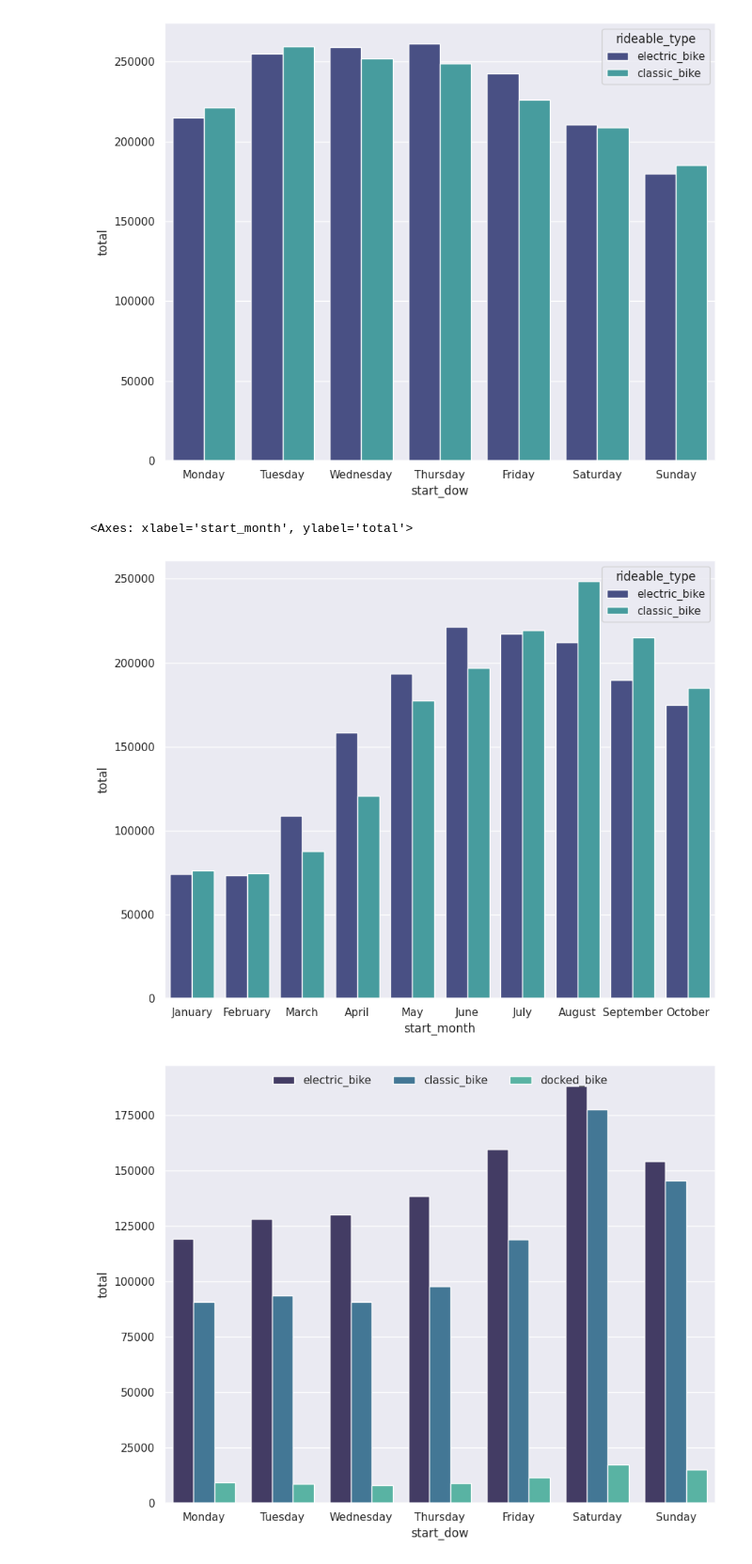
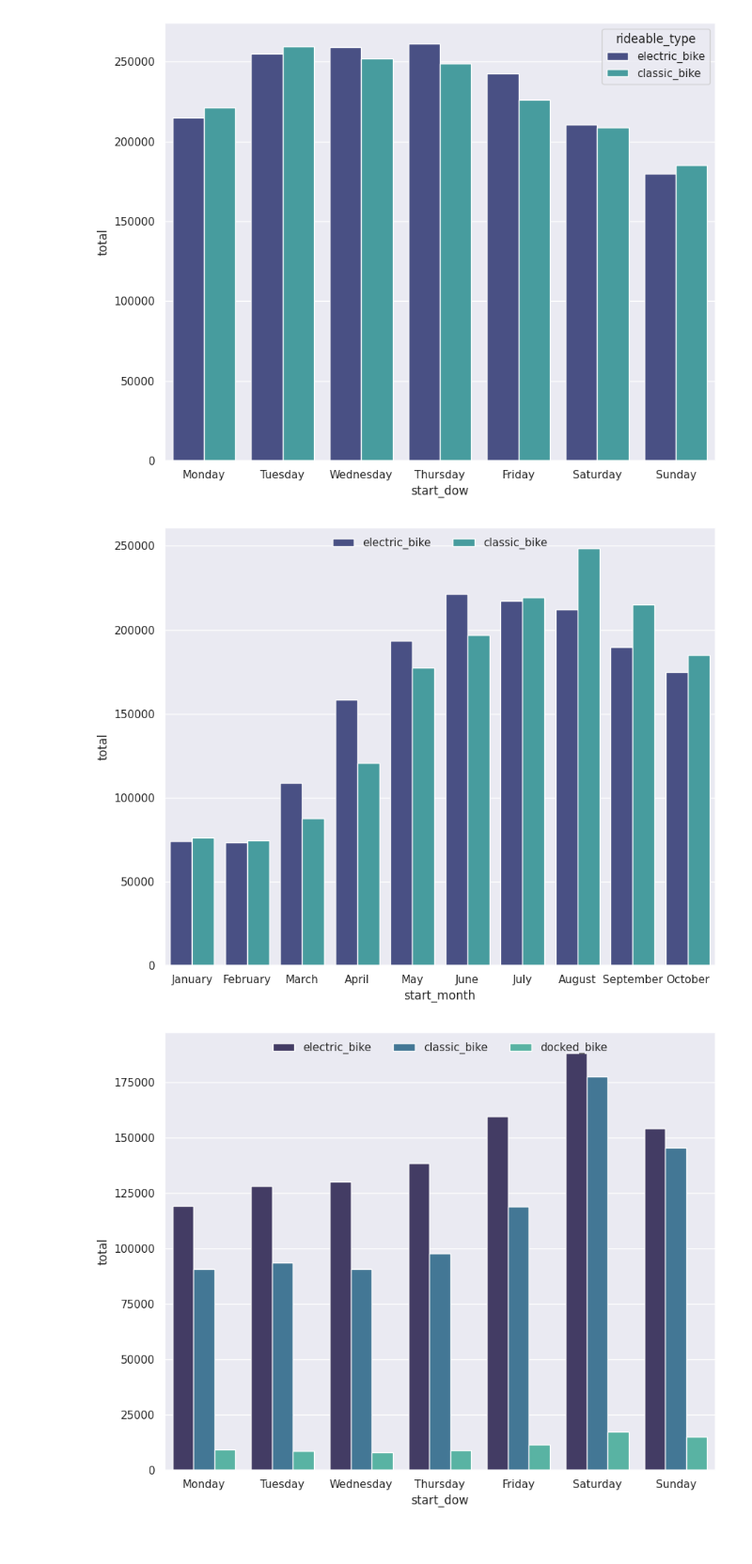
Before and after one commit to BrnPlhz/Divvy, a Jupyter notebook: ex-complete-file.ipynb, the cells around one changed output. Shown at 94% size. Cells and saved outputs as stored; diff of their text form; code cells hidden in the pictures.

```diff
--- a/ex-complete-file.ipynb
+++ b/ex-complete-file.ipynb
@@ -324,15 +332,17 @@ sns.barplot(bike_preference_dow.query("member_casual == 'member'"),
 [figure]
 # %%
 # Most used bikes by members by month.
-sns.barplot(bike_preference_month.query("member_casual == 'member'"),
-            x = "start_month",
-            y = "total",
-            hue = "rideable_type",
-            order= ["January", "February", "March", "April", "May", "June", "July", "August", "September", "October"],
-            palette = "mako")
+prefered_bikes_membership = sns.barplot(bike_preference_month.query("member_casual == 'member'"),
+                                        x = "start_month",
+                                        y = "total",
+                                        hue = "rideable_type",
+                                        order= ["January", "February", "March", "April", "May", "June", "July", "August", "September", "October"],
+                                        palette = "mako")
+sns.move_legend(prefered_bikes_membership,
+                "upper center",
+                bbox_to_anchor=(.5, 1), ncol=3, title=None, frameon=False)
 # %% [output]
-<Axes: xlabel='start_month', ylabel='total'>
-[figure, old version]
+[figure, new version]
 # %%
 # Most used bikes by casuals by dow.
 casual_bike_type_plot = sns.barplot(bike_preference_dow.query("member_casual == 'casual'"),
```
Also changed, not shown: parts of 6 cells of this notebook.
